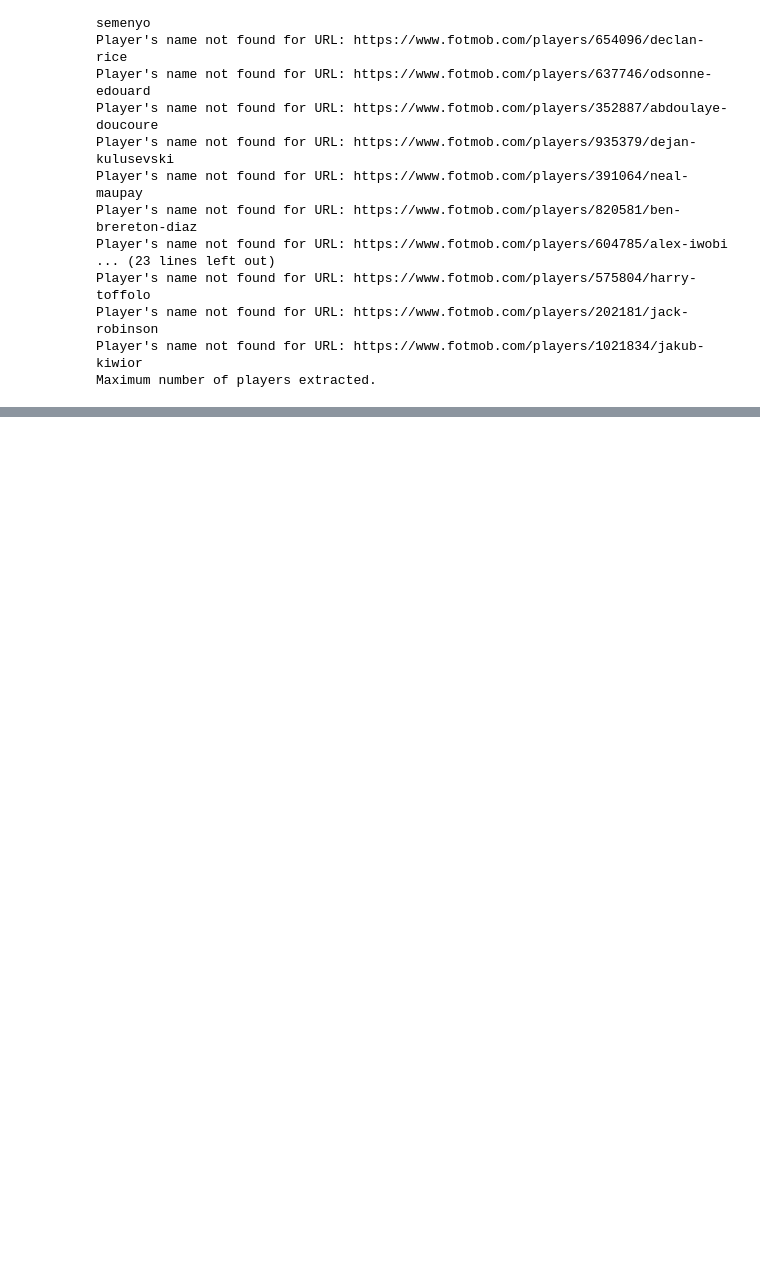
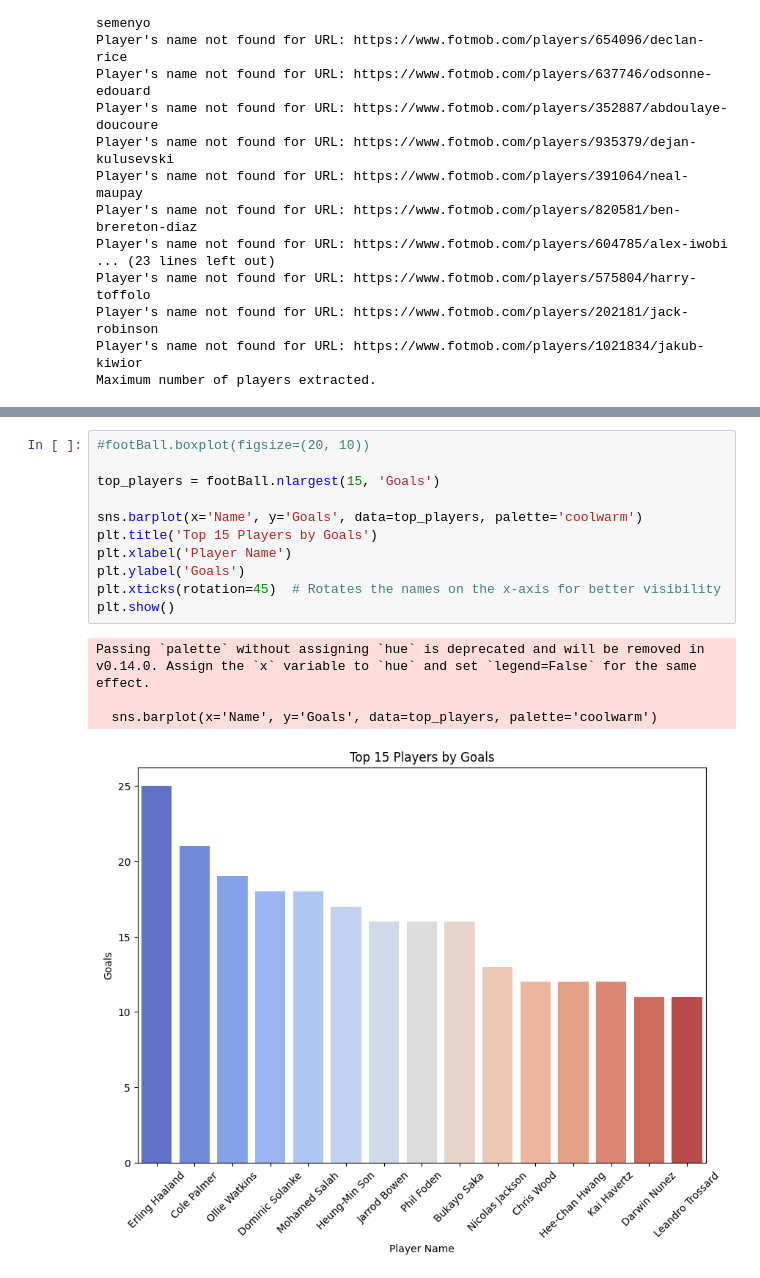
Before and after one commit to medrees-1000/Scraper-Project, a Jupyter notebook: testeing.ipynb, the cells around one changed output, grey strips where cells are left out. Drawn from its saved outputs; the diff is of its cells as text; blank space fills up the shorter version.

Commit message:
visualizing

```diff
--- a/testeing.ipynb
+++ b/testeing.ipynb
@@ -278,0 +355,16 @@ Name: count, dtype: int64
+# %%
+#footBall.boxplot(figsize=(20, 10))
+
+top_players = footBall.nlargest(15, 'Goals')
+
+sns.barplot(x='Name', y='Goals', data=top_players, palette='coolwarm')
+plt.title('Top 15 Players by Goals')
+plt.xlabel('Player Name')
+plt.ylabel('Goals')
+plt.xticks(rotation=45)  # Rotates the names on the x-axis for better visibility
+plt.show()
+# %% [output]
+Passing `palette` without assigning `hue` is deprecated and will be removed in v0.14.0. Assign the `x` variable to `hue` and set `legend=False` for the same effect.
+
+  sns.barplot(x='Name', y='Goals', data=top_players, palette='coolwarm')
+[figure, added]
```
Also changed, not shown: parts of 14 cells of this notebook.
